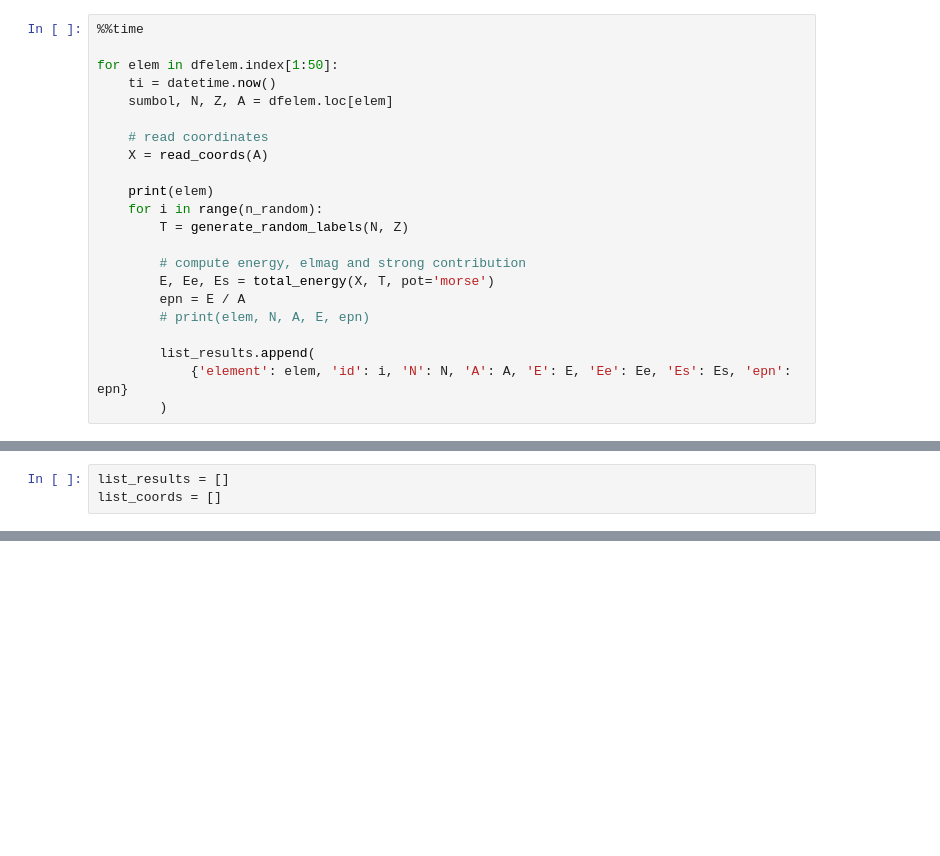
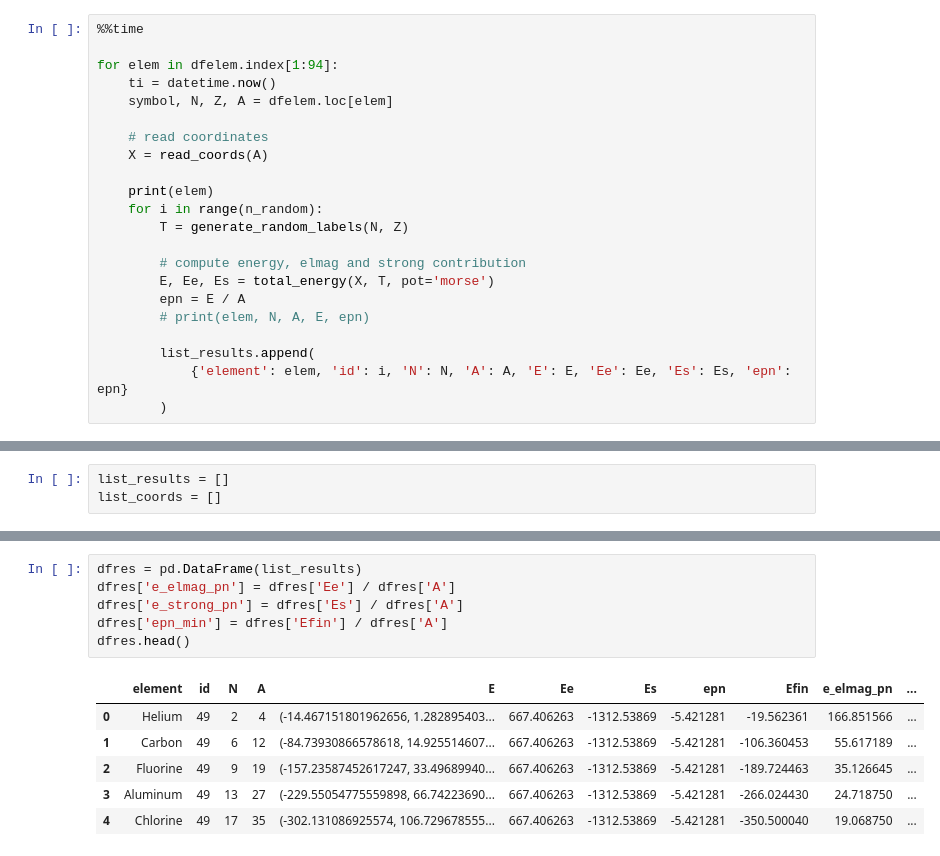
Before and after one commit to petervanya/physics-modelling, a Jupyter notebook: nuclear/nuclear_cluster_reproduction.ipynb, the cells around one changed output, grey strips where cells are left out. Cells and saved outputs as stored; diff of their text form; blank space fills up the shorter version.

```diff
--- a/nuclear/nuclear_cluster_reproduction.ipynb
+++ b/nuclear/nuclear_cluster_reproduction.ipynb
@@ -412,9 +414,9 @@ list_results = []
 # %%
 %%time
 
-for elem in dfelem.index[1:50]:
+for elem in dfelem.index[1:94]:
     ti = datetime.now()
-    sumbol, N, Z, A = dfelem.loc[elem]
+    symbol, N, Z, A = dfelem.loc[elem]
 
     # read coordinates
     X = read_coords(A)
@@ -626,0 +629,13 @@ Equilibrating...
+# %%
+dfres = pd.DataFrame(list_results)
+dfres['e_elmag_pn'] = dfres['Ee'] / dfres['A']
+dfres['e_strong_pn'] = dfres['Es'] / dfres['A']
+dfres['epn_min'] = dfres['Efin'] / dfres['A']
+dfres.head()
+# %% [output]
+|  | element | id | N | A | E | Ee | Es | epn | Efin | e_elmag_pn | ... |
+| 0 | Helium | 49 | 2 | 4 | (-14.467151801962656, 1.282895403... | 667.406263 | -1312.53869 | -5.421281 | -19.562361 | 166.851566 | ... |
+| 1 | Carbon | 49 | 6 | 12 | (-84.73930866578618, 14.925514607... | 667.406263 | -1312.53869 | -5.421281 | -106.360453 | 55.617189 | ... |
+| 2 | Fluorine | 49 | 9 | 19 | (-157.23587452617247, 33.49689940... | 667.406263 | -1312.53869 | -5.421281 | -189.724463 | 35.126645 | ... |
+| 3 | Aluminum | 49 | 13 | 27 | (-229.55054775559898, 66.74223690... | 667.406263 | -1312.53869 | -5.421281 | -266.024430 | 24.718750 | ... |
+| 4 | Chlorine | 49 | 17 | 35 | (-302.131086925574, 106.729678555... | 667.406263 | -1312.53869 | -5.421281 | -350.500040 | 19.068750 | ... |
```
Also changed, not shown: parts of 20 cells of this notebook.
